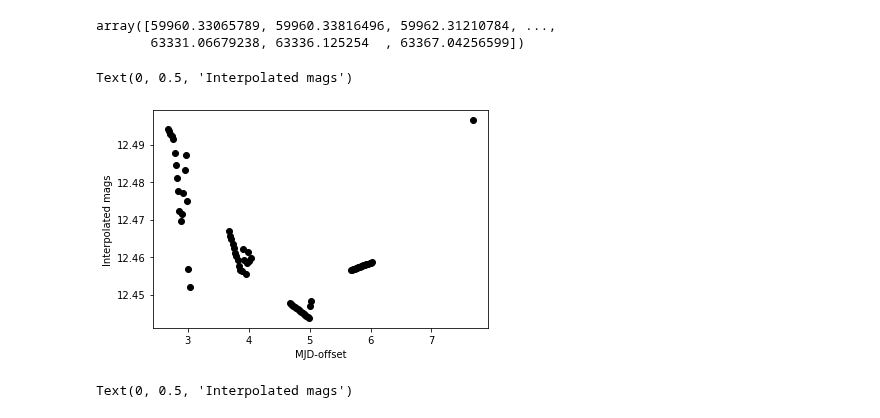
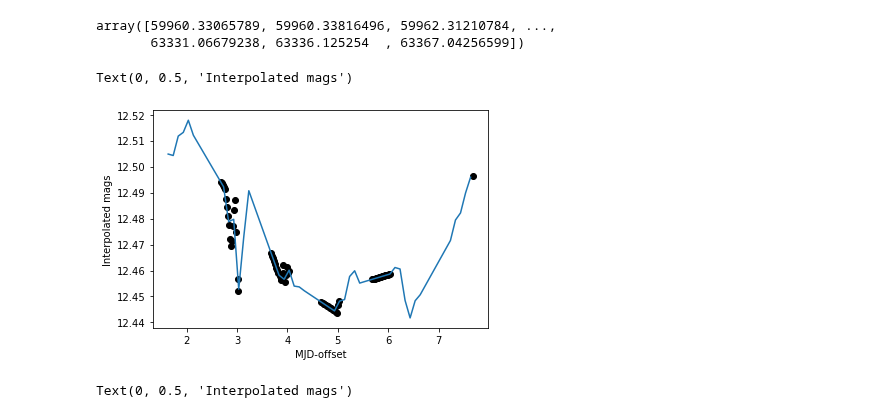
Before and after one commit to yoachim/21_Scratch, a Jupyter notebook: carina_check/carina2.ipynb, the cells around one changed output. Cells and saved outputs as stored; diff of their text form; code cells hidden in the pictures.

Commit message:
update carina plot

```diff
--- a/carina_check/carina2.ipynb
+++ b/carina_check/carina2.ipynb
@@ -123,15 +123,19 @@ array([59960.33065789, 59960.33816496, 59962.31210784, ...,
 # %%
 interp = interpolate.interp1d(lc_data['HJD'], lc_data['mag'], fill_value=np.nan)
 t = mv['observationStartMJD'][in_filt]-59991 + lc_data['HJD'].min()
 t=t[np.where( (t <= lc_data['HJD'].max()) & (t >= lc_data['HJD'].min()) ) ]
 lsst_sampled = interp(t)
 
 plt.plot(t, lsst_sampled, 'ko')
+
+t_filled = np.arange(lc_data['HJD'].min(),lc_data['HJD'].max(), 0.1)
+plt.plot(t_filled, interp(t_filled))
+
 plt.xlabel('MJD-offset')
 plt.ylabel('Interpolated mags')
 # %% [output]
 Text(0, 0.5, 'Interpolated mags')
-[figure, old version]
+[figure, new version]
 # %%
 # Let's just fold it up
 t = mv['observationStartMJD'][in_filt] % (lc_data['HJD'].max()-lc_data['HJD'].min())
```
Also changed, not shown: parts of 2 cells of this notebook.
